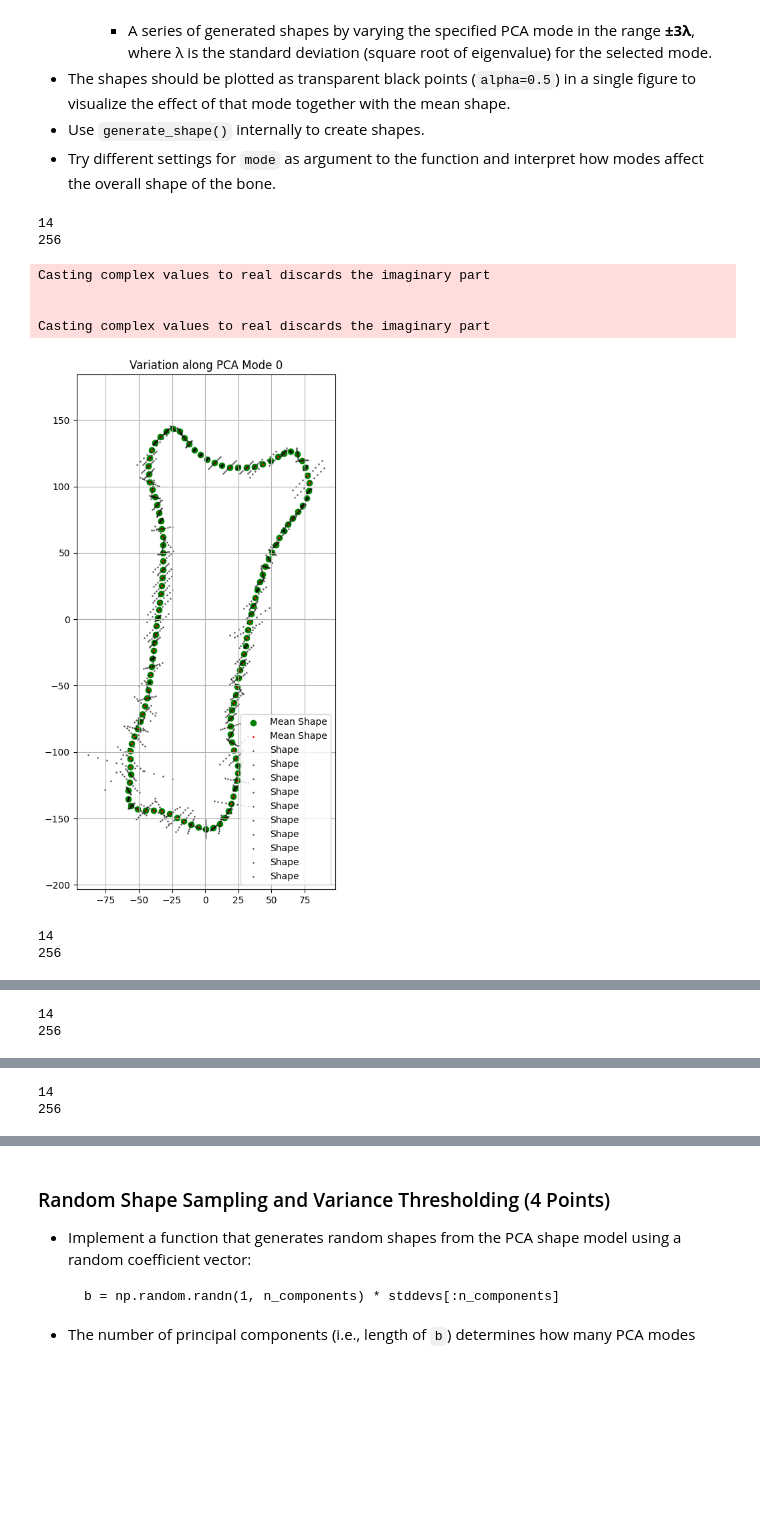
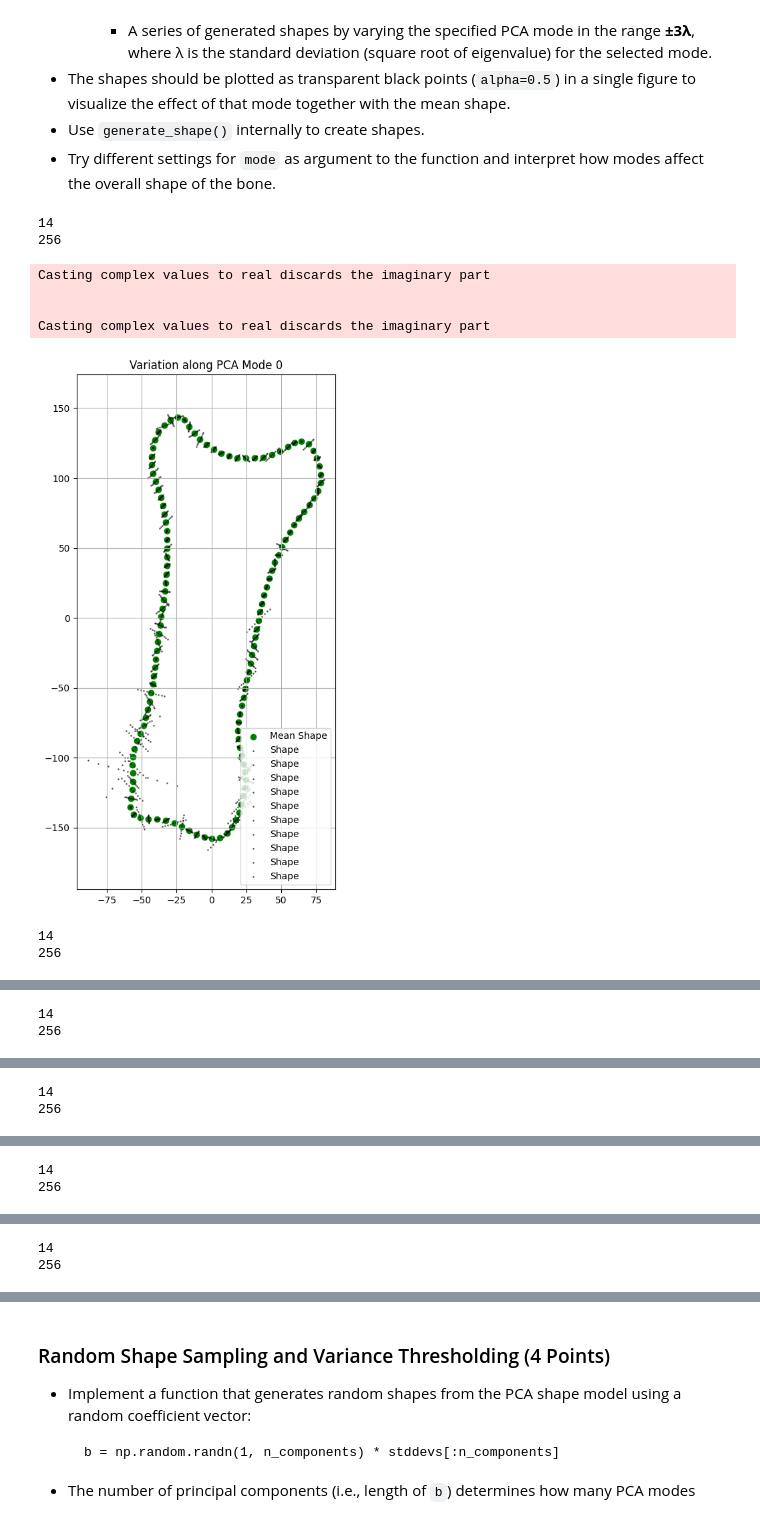
Before and after one commit to oliviaw01/MedBV03, a Jupyter notebook: notebook.ipynb, the cells around one changed output, grey strips where cells are left out. Saved outputs shown, nothing was run; the diff lists cells and outputs as text; code cells hidden in the pictures; blank space fills up the shorter version.

```diff
--- a/notebook.ipynb
+++ b/notebook.ipynb
@@ -231,7 +231,7 @@ for data in [data0, data1, data2]:
     d,eigVec,eigVal,mju=pca(data,2)
     # Plot using the plot2DPCA function
     plot2DPCA(
-        data=d,
+        data=data,
         mju=mju,
         eigVec=eigVec,
         eigVal=eigVal,
@@ -638,37 +638,39 @@ def visualize_shape_mode(bones, mode=0, num_samples=10):
     # just about what is transposed / reshaped how apparently
     plt.scatter(mean_shape.reshape(nPoints, nDimensions)[:, 0], mean_shape.reshape(nPoints, nDimensions)[:, 1],
                 label='Mean Shape', color='green')
-    mean_shape2 = np.mean(bones, axis=2)
-    plt.scatter(mean_shape2[:,0], mean_shape2[:,1],label='Mean Shape',color='red', s=1)
+    #mean_shape2 = np.mean(bones, axis=2)
+    #plt.scatter(mean_shape2[:,0], mean_shape2[:,1],label='Mean Shape',color='red', s=1)
 
 
     # TODO: Vary the selected mode in ±3λ
     l = np.sqrt(eigVal[mode])
     for i in np.linspace(-3, 3, num_samples):
         #use zeros for no variation
         b = np.zeros_like(eigVal)
         #fill numbers for variation only in the chosen mode
         b[mode] = i * l
         new_shape = generate_shape(b, mean_shape, eigVec)
         plt.scatter(new_shape[:, 0], new_shape[:, 1], color='black', label= 'Shape', alpha=0.5, s=1)
 
     plt.axis('equal')
     plt.title(f"Variation along PCA Mode {mode}")
     plt.legend()
     plt.grid(True)
     plt.show()
 
 visualize_shape_mode(bones, mode=0, num_samples=10)
 visualize_shape_mode(bones, mode=1, num_samples=10)
 visualize_shape_mode(bones, mode=2, num_samples=10)
 visualize_shape_mode(bones, mode=3, num_samples=10)
+visualize_shape_mode(bones, mode=4, num_samples=10)
+visualize_shape_mode(bones, mode=5, num_samples=10)
 # %% [output]
 14
 256
 Casting complex values to real discards the imaginary part
 
 
 Casting complex values to real discards the imaginary part
-[figure, old version]
+[figure, new version]
 14
 256
@@ -681,0 +684,2 @@ Casting complex values to real discards the imaginary part
+14
+256
@@ -681,0 +687,2 @@ Casting complex values to real discards the imaginary part
+14
+256
```
Also changed, not shown: parts of 2 cells of this notebook.
